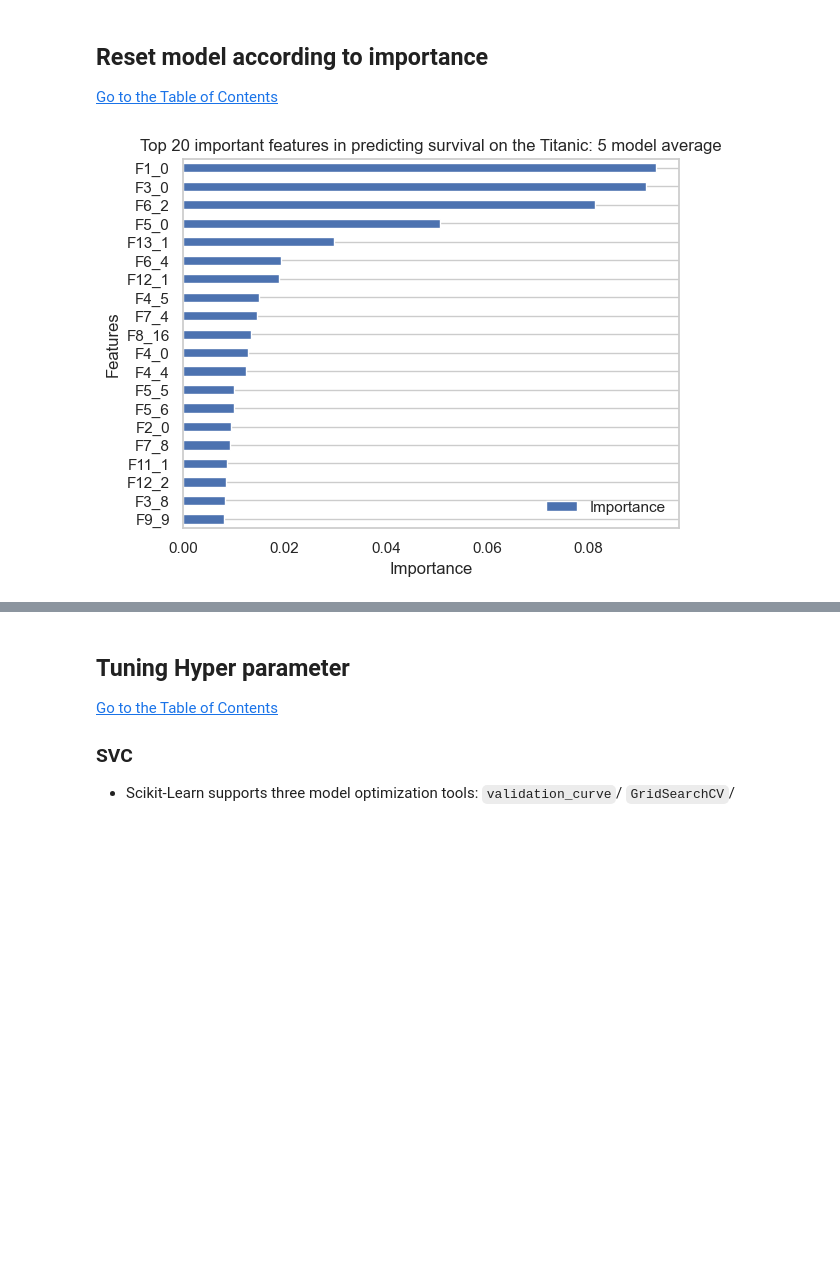
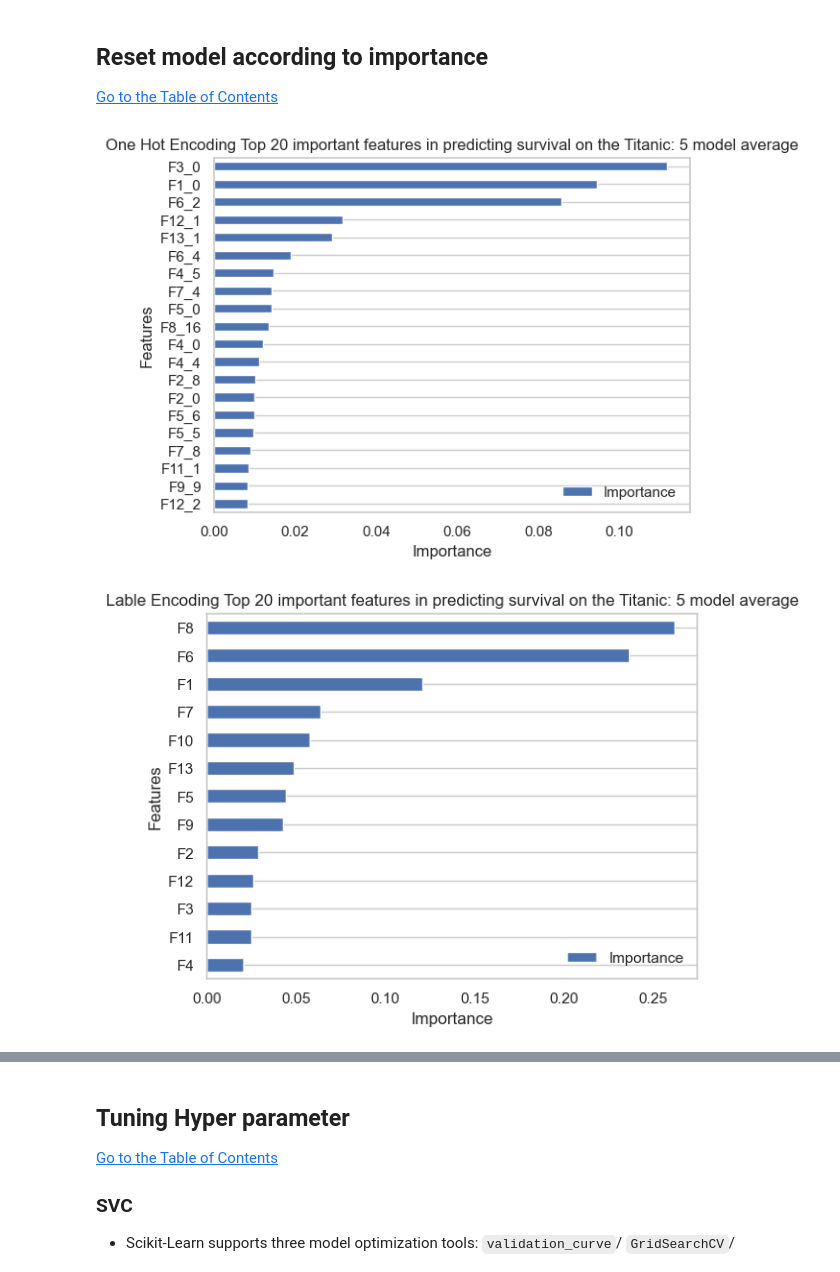
Before and after one commit to toughhyeok/kaggle-titanic, a Jupyter notebook: kaggle_titanic_2024.ipynb, the cells around one changed output, grey strips where cells are left out. Saved outputs shown, nothing was run; the diff lists cells and outputs as text; code cells hidden in the pictures; blank space fills up the shorter version.

```diff
--- a/kaggle_titanic_2024.ipynb
+++ b/kaggle_titanic_2024.ipynb
@@ -1520,8 +1520,8 @@ dfh_enc.head()
 # %%
 train = dfh_enc[:ntrain]
 test = dfh_enc[ntrain:]
-# train = dfl_enc[:ntrain]
-# test = dfl_enc[ntrain:]
+h_train = dfl_enc[:ntrain]
+h_test = dfl_enc[ntrain:]
 # %%
 X_test = test
 X_train = train
@@ -1647 +1726,20 @@ importances
 943 rows × 7 columns
+# %%
+# Get item importance for five models
+h_gbc_imp = pd.DataFrame({'Feature':h_train.columns, 'gbc importance':h_gbc.feature_importances_})
+h_xgb_imp = pd.DataFrame({'Feature':h_train.columns, 'xgb importance':h_xgb.feature_importances_})
+h_ran_imp = pd.DataFrame({'Feature':h_train.columns, 'ran importance':h_ran.feature_importances_})
+h_ext_imp = pd.DataFrame({'Feature':h_train.columns, 'ext importance':h_ext.feature_importances_})
+h_ada_imp = pd.DataFrame({'Feature':h_train.columns, 'ada importance':h_ada.feature_importances_})
+
+# merge for one df
+h_importances = h_gbc_imp.merge(h_xgb_imp, on='Feature') \
+    .merge(h_ran_imp, on='Feature') \
+    .merge(h_ext_imp, on='Feature') \
+    .merge(h_ada_imp, on='Feature')
+
+# Mean
+h_importances['Average'] = h_importances.mean(numeric_only=True, axis=1)
+
+# ranking
+h_importances = h_importances.sort_values(by='Average', ascending=False).reset_index(drop=True)
@@ -1652,12 +1767,22 @@ importances
 # %%
 # add importances to df
 fi = {'Features':importances['Feature'], 'Importance':importances['Average']}
 importance = pd.DataFrame(fi).set_index('Features').sort_values('Importance', ascending=True)
 
+h_fi = {'Features':h_importances['Feature'], 'Importance':h_importances['Average']}
+h_importance = pd.DataFrame(h_fi).set_index('Features').sort_values('Importance', ascending=True)
+
 # graph title
-title = 'Top 20 important features in predicting survival on the Titanic: 5 model average'
+title = 'One Hot Encoding Top 20 important features in predicting survival on the Titanic: 5 model average'
 
 # plot
 importance_plotting(importance, 'Importance', 'Features', title, 20)
+
+# graph title
+title = 'Lable Encoding Top 20 important features in predicting survival on the Titanic: 5 model average'
+
+# plot
+importance_plotting(h_importance, 'Importance', 'Features', title, 20)
 # %% [output]
-[figure, old version]
+[figure, new version]
+[figure, added]
```
Also changed, not shown: parts of 51 cells of this notebook.
